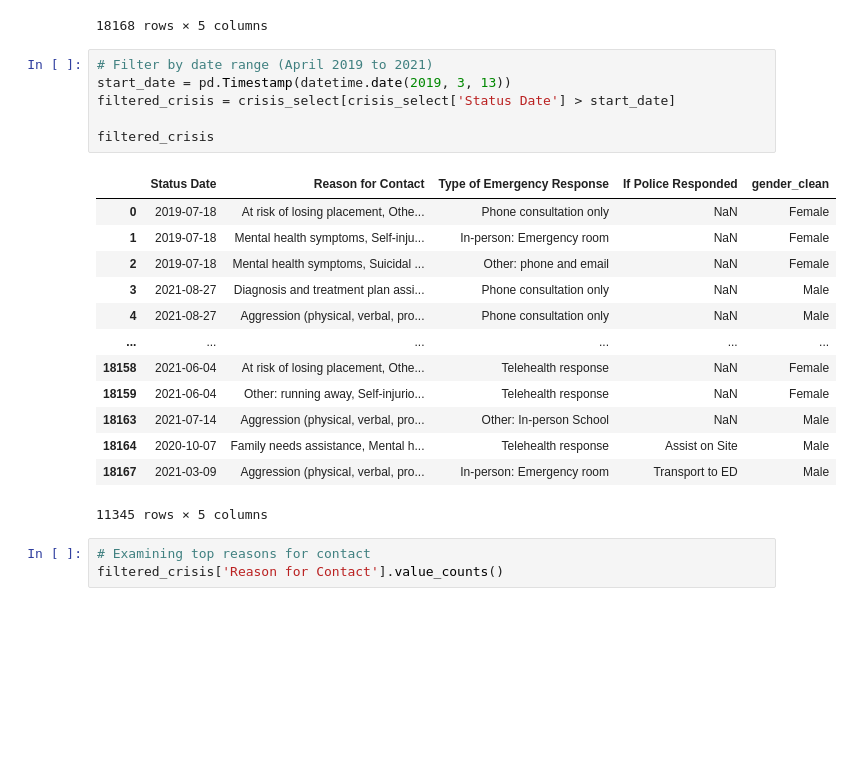
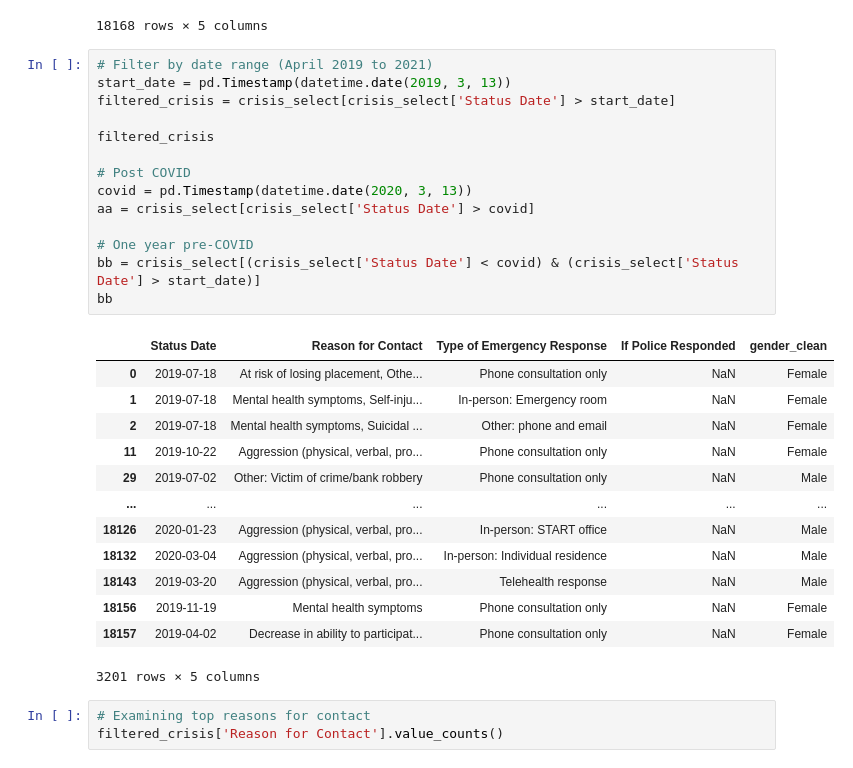
Before and after one commit to orenpk/QSS-20-Final-Project, a Jupyter notebook: code/SIRS_gender_analysis.ipynb, the cells around one changed output. Saved outputs shown, nothing was run; the diff lists cells and outputs as text; blank space fills up the shorter version.

```diff
--- a/code/SIRS_gender_analysis.ipynb
+++ b/code/SIRS_gender_analysis.ipynb
@@ -281,23 +268,31 @@ crisis_select
 # %%
 # Filter by date range (April 2019 to 2021)
 start_date = pd.Timestamp(datetime.date(2019, 3, 13))
 filtered_crisis = crisis_select[crisis_select['Status Date'] > start_date]
 
 filtered_crisis
+
+# Post COVID
+covid = pd.Timestamp(datetime.date(2020, 3, 13))
+aa = crisis_select[crisis_select['Status Date'] > covid]
+
+# One year pre-COVID
+bb = crisis_select[(crisis_select['Status Date'] < covid) & (crisis_select['Status Date'] > start_date)]
+bb
 # %% [output]
 |  | Status Date | Reason for Contact | Type of Emergency Response | If Police Responded | gender_clean |
 | 0 | 2019-07-18 | At risk of losing placement, Othe... | Phone consultation only | NaN | Female |
 | 1 | 2019-07-18 | Mental health symptoms, Self-inju... | In-person: Emergency room | NaN | Female |
 | 2 | 2019-07-18 | Mental health symptoms, Suicidal ... | Other: phone and email | NaN | Female |
-| 3 | 2021-08-27 | Diagnosis and treatment plan assi... | Phone consultation only | NaN | Male |
-| 4 | 2021-08-27 | Aggression (physical, verbal, pro... | Phone consultation only | NaN | Male |
+| 11 | 2019-10-22 | Aggression (physical, verbal, pro... | Phone consultation only | NaN | Female |
+| 29 | 2019-07-02 | Other: Victim of crime/bank robbery | Phone consultation only | NaN | Male |
 | ... | ... | ... | ... | ... | ... |
-| 18158 | 2021-06-04 | At risk of losing placement, Othe... | Telehealth response | NaN | Female |
-| 18159 | 2021-06-04 | Other: running away, Self-injurio... | Telehealth response | NaN | Female |
-| 18163 | 2021-07-14 | Aggression (physical, verbal, pro... | Other: In-person School | NaN | Male |
-| 18164 | 2020-10-07 | Family needs assistance, Mental h... | Telehealth response | Assist on Site | Male |
-| 18167 | 2021-03-09 | Aggression (physical, verbal, pro... | In-person: Emergency room | Transport to ED | Male |
+| 18126 | 2020-01-23 | Aggression (physical, verbal, pro... | In-person: START office | NaN | Male |
+| 18132 | 2020-03-04 | Aggression (physical, verbal, pro... | In-person: Individual residence | NaN | Male |
+| 18143 | 2019-03-20 | Aggression (physical, verbal, pro... | Telehealth response | NaN | Male |
+| 18156 | 2019-11-19 | Mental health symptoms | Phone consultation only | NaN | Female |
+| 18157 | 2019-04-02 | Decrease in ability to participat... | Phone consultation only | NaN | Female |
-11345 rows × 5 columns
+3201 rows × 5 columns
 # %%
 # Examining top reasons for contact
 filtered_crisis['Reason for Contact'].value_counts()
```
Also changed, not shown: parts of 9 cells of this notebook.
